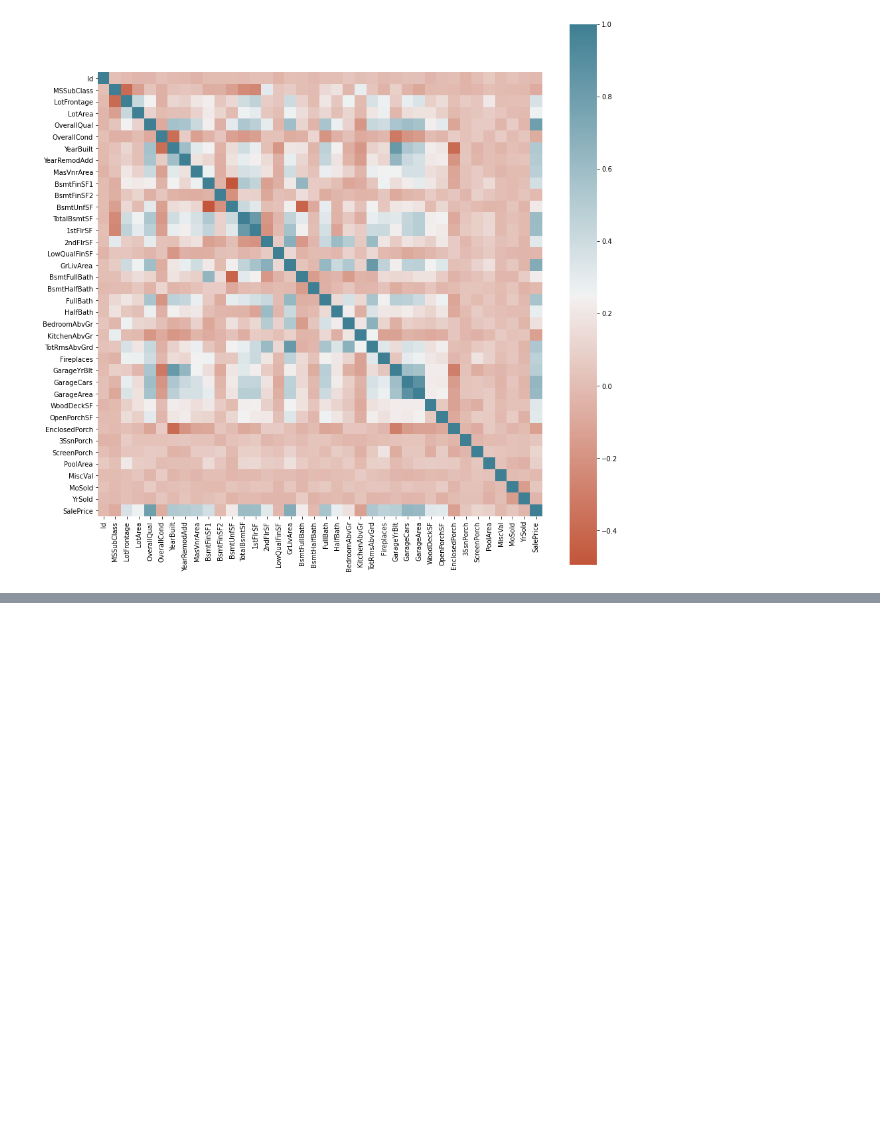
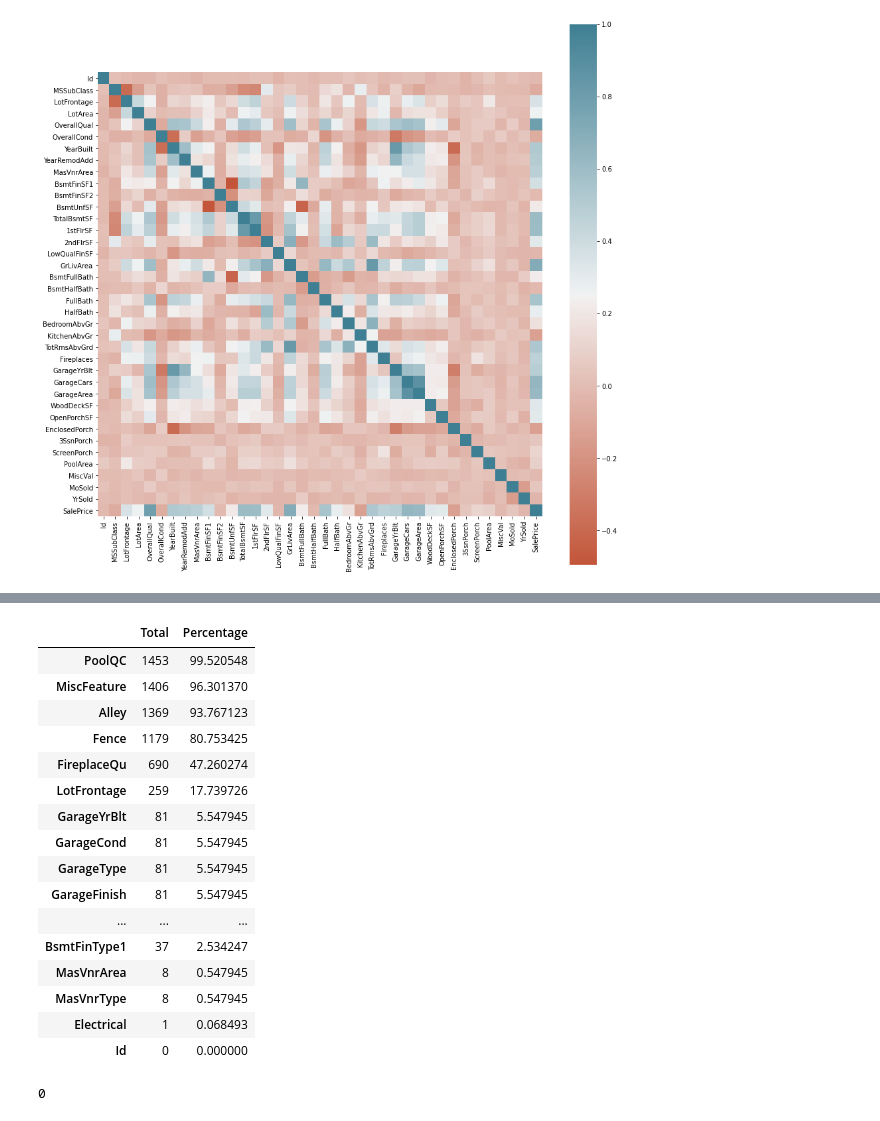
Before and after one commit to notjedi/ml-playground, a Jupyter notebook: housing-prices/housing-prices.ipynb, the cells around one changed output, grey strips where cells are left out. Cells and saved outputs as stored; diff of their text form; code cells hidden in the pictures; blank space fills up the shorter version.

```diff
--- a/housing-prices/housing-prices.ipynb
+++ b/housing-prices/housing-prices.ipynb
@@ -53,0 +70,31 @@ print(data_train['SalePrice'].skew())
+# %%
+# taking a look at the missing(null) data
+missing_total = data_train.isnull().sum().sort_values(ascending=False)
+missing_percentage = (data_train.isnull().sum() * 100 / data_train.isnull().count()).sort_values(ascending=False)
+missing_cols = pd.concat([missing_total, missing_percentage], keys=['Total', 'Percentage'], axis=1)
+missing_cols.head(20)
+# %% [output]
+|  | Total | Percentage |
+| PoolQC | 1453 | 99.520548 |
+| MiscFeature | 1406 | 96.301370 |
+| Alley | 1369 | 93.767123 |
+| Fence | 1179 | 80.753425 |
+| FireplaceQu | 690 | 47.260274 |
+| LotFrontage | 259 | 17.739726 |
+| GarageYrBlt | 81 | 5.547945 |
+| GarageCond | 81 | 5.547945 |
+| GarageType | 81 | 5.547945 |
+| GarageFinish | 81 | 5.547945 |
+| ... | ... | ... |
+| BsmtFinType1 | 37 | 2.534247 |
+| MasVnrArea | 8 | 0.547945 |
+| MasVnrType | 8 | 0.547945 |
+| Electrical | 1 | 0.068493 |
+| Id | 0 | 0.000000 |
+# %%
+data_train = data_train.drop(columns=missing_cols[missing_cols['Total']>1].index)
+data_train = data_train.drop(data_train.loc[data_train['Electrical'].isnull()].index)
+# checking there are no missing values
+print(data_train.isnull().sum().max())
+# %% [output]
+0
```
Also changed, not shown: parts of 8 cells of this notebook, 1 other file.
